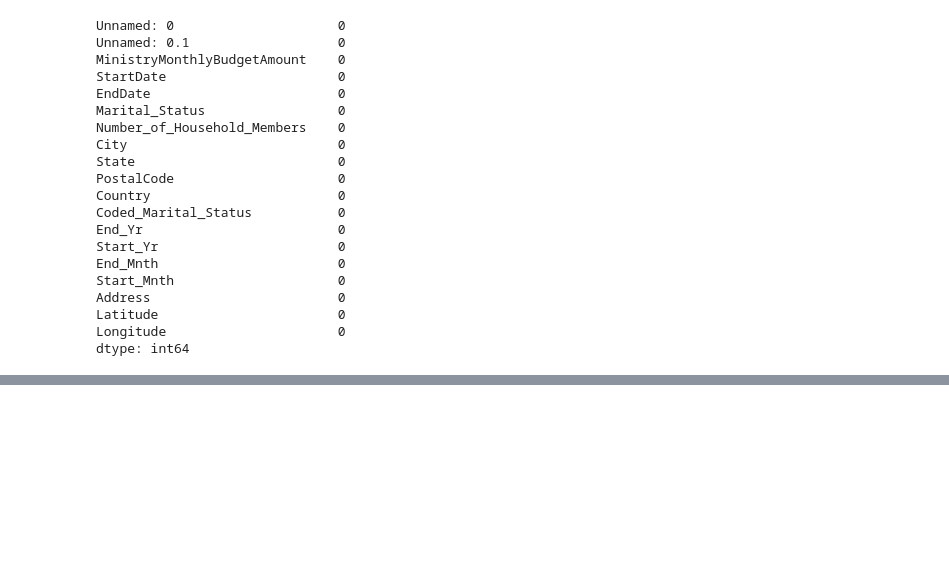
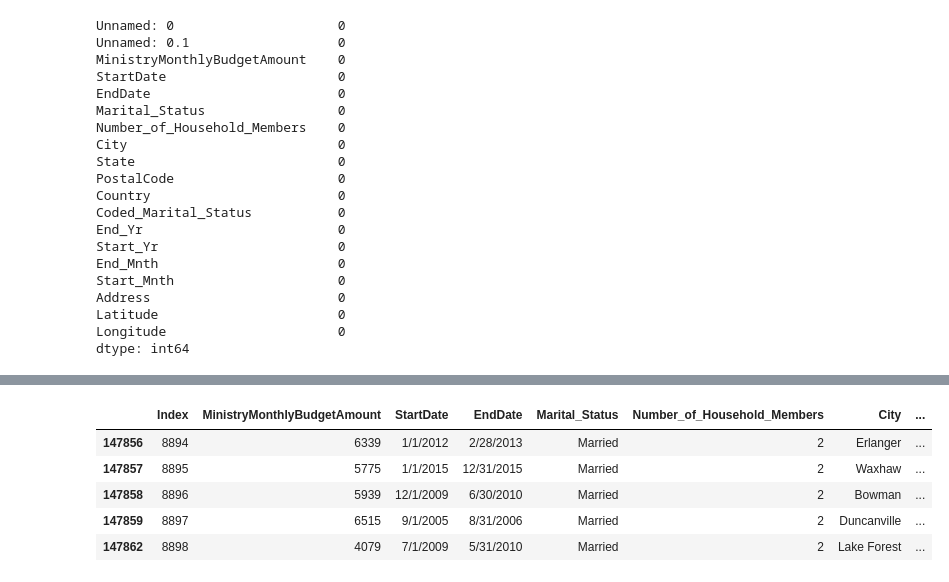
Before and after one commit to CraigMariani/WycliffeData, a Jupyter notebook: KmeansAnalysis/GeoCoordinatesConcatenation.ipynb, the cells around one changed output, grey strips where cells are left out. Drawn from its saved outputs; the diff is of its cells as text; code cells hidden in the pictures; blank space fills up the shorter version.

```diff
--- a/KmeansAnalysis/GeoCoordinatesConcatenation.ipynb
+++ b/KmeansAnalysis/GeoCoordinatesConcatenation.ipynb
@@ -314,0 +286,5 @@ df_geocoded
+# %%
+df_result_dropped = df_result_dropped.drop(columns=['Unnamed: 0.1'])
+# %%
+df_result_dropped['Mnths_Passed'] = ((df_result_dropped['End_Yr'] * 12) + df_result_dropped['End_Mnth']) - ((df_result_dropped['Start_Yr'] * 12) + df_result_dropped['Start_Mnth'])
+df_result_dropped['Mnths_Passed']
@@ -314,0 +304,15 @@ df_geocoded
+# %%
+df_result_dropped.columns=['Index', 'MinistryMonthlyBudgetAmount', 'StartDate', 'EndDate',
+       'Marital_Status', 'Number_of_Household_Members', 'City', 'State',
+       'PostalCode', 'Country', 'Coded_Marital_Status', 'End_Yr', 'Start_Yr',
+       'End_Mnth', 'Start_Mnth', 'Address', 'Latitude', 'Longitude',
+       'Mnths_Passed']
+# df_result_dropped.head()
+df_result_dropped.tail()
+# %% [output]
+|  | Index | MinistryMonthlyBudgetAmount | StartDate | EndDate | Marital_Status | Number_of_Household_Members | City | ... |
+| 147856 | 8894 | 6339 | 1/1/2012 | 2/28/2013 | Married | 2 | Erlanger | ... |
+| 147857 | 8895 | 5775 | 1/1/2015 | 12/31/2015 | Married | 2 | Waxhaw | ... |
+| 147858 | 8896 | 5939 | 12/1/2009 | 6/30/2010 | Married | 2 | Bowman | ... |
+| 147859 | 8897 | 6515 | 9/1/2005 | 8/31/2006 | Married | 2 | Duncanville | ... |
+| 147862 | 8898 | 4079 | 7/1/2009 | 5/31/2010 | Married | 2 | Lake Forest | ... |
```
Also changed, not shown: parts of 24 cells of this notebook, 3 other files.
